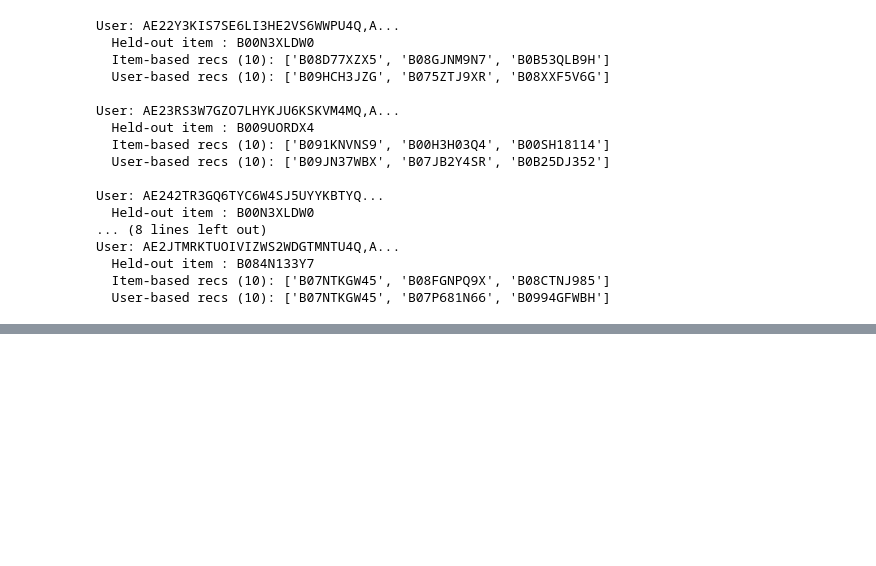
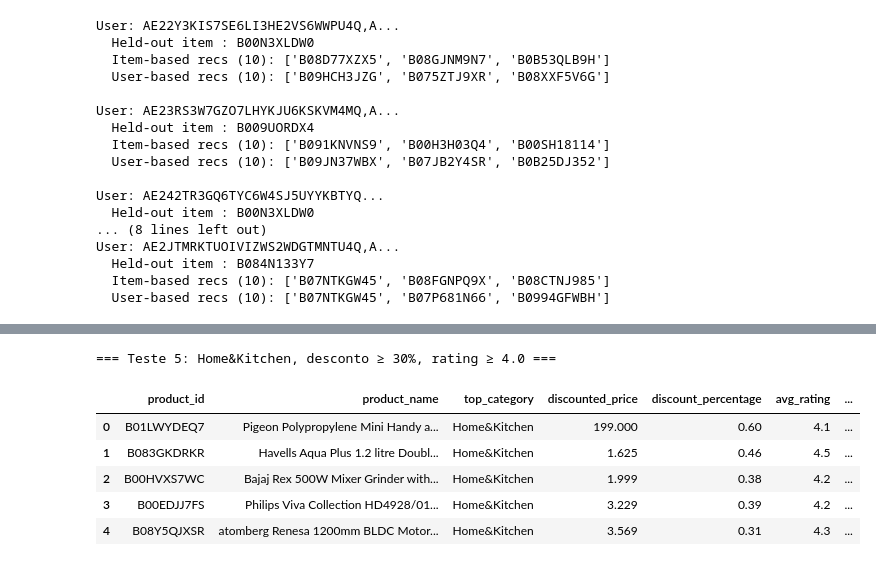
Before and after one commit to jorgemendanhacruz/SistemasDeRecomendacoes_ISEP, a Jupyter notebook: recommender-api/src/models/models.ipynb, the cells around one changed output, grey strips where cells are left out. Saved outputs shown, nothing was run; the diff lists cells and outputs as text; code cells hidden in the pictures; blank space fills up the shorter version.

```diff
--- a/recommender-api/src/models/models.ipynb
+++ b/recommender-api/src/models/models.ipynb
@@ -572,0 +744,17 @@ User: AE2JTMRKTUOIVIZWS2WDGTMNTU4Q,A...
+# %%
+# Teste 5 — Home&Kitchen com desconto mínimo de 30%
+print("=== Teste 5: Home&Kitchen, desconto ≥ 30%, rating ≥ 4.0 ===")
+knowledge_based_recommender(
+    category='Home&Kitchen',
+    min_rating=4.0,
+    min_discount=0.30,
+    n=5
+)
+# %% [output]
+=== Teste 5: Home&Kitchen, desconto ≥ 30%, rating ≥ 4.0 ===
+|  | product_id | product_name | top_category | discounted_price | discount_percentage | avg_rating | ... |
+| 0 | B01LWYDEQ7 | Pigeon Polypropylene Mini Handy a... | Home&Kitchen | 199.000 | 0.60 | 4.1 | ... |
+| 1 | B083GKDRKR | Havells Aqua Plus 1.2 litre Doubl... | Home&Kitchen | 1.625 | 0.46 | 4.5 | ... |
+| 2 | B00HVXS7WC | Bajaj Rex 500W Mixer Grinder with... | Home&Kitchen | 1.999 | 0.38 | 4.2 | ... |
+| 3 | B00EDJJ7FS | Philips Viva Collection HD4928/01... | Home&Kitchen | 3.229 | 0.39 | 4.2 | ... |
+| 4 | B08Y5QJXSR | atomberg Renesa 1200mm BLDC Motor... | Home&Kitchen | 3.569 | 0.31 | 4.3 | ... |
```
Also changed, not shown: parts of 8 cells of this notebook.
